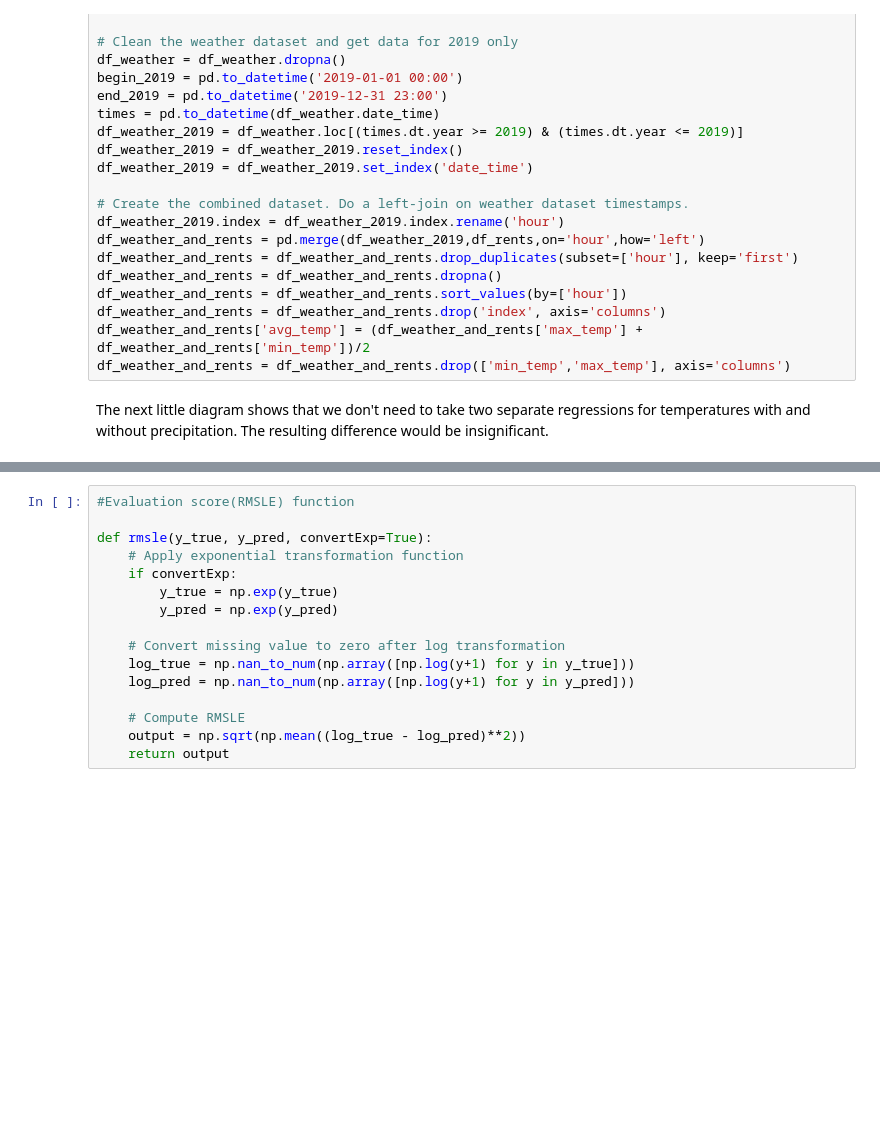
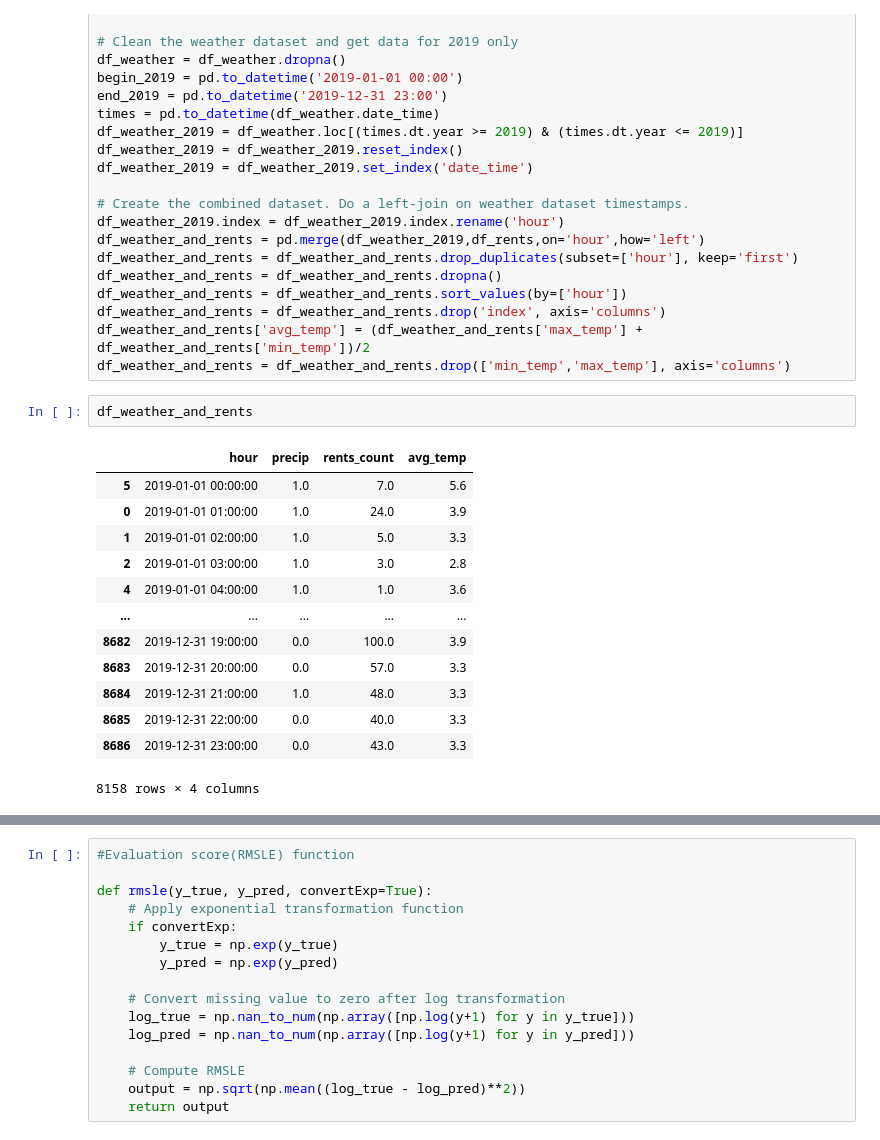
Before and after one commit to smolinde/DATAMiners, a Jupyter notebook: Datenaufbereitung/Jinhee/RidgeRegressionOnPrecip.ipynb, the cells around one changed output, grey strips where cells are left out. Drawn from its saved outputs; the diff is of its cells as text; blank space fills up the shorter version.

```diff
--- a/Datenaufbereitung/Jinhee/RidgeRegressionOnPrecip.ipynb
+++ b/Datenaufbereitung/Jinhee/RidgeRegressionOnPrecip.ipynb
@@ -38,8 +38,22 @@ df_weather_and_rents = df_weather_and_rents.sort_values(by=['hour'])
 df_weather_and_rents = df_weather_and_rents.drop('index', axis='columns')
 df_weather_and_rents['avg_temp'] = (df_weather_and_rents['max_temp'] + df_weather_and_rents['min_temp'])/2
 df_weather_and_rents = df_weather_and_rents.drop(['min_temp','max_temp'], axis='columns')
-# %% [markdown]
-The next little diagram shows that we don't need to take two separate regressions for temperatures with and without precipitation. The resulting difference would be insignificant.
+# %%
+df_weather_and_rents
+# %% [output]
+|  | hour | precip | rents_count | avg_temp |
+| 5 | 2019-01-01 00:00:00 | 1.0 | 7.0 | 5.6 |
+| 0 | 2019-01-01 01:00:00 | 1.0 | 24.0 | 3.9 |
+| 1 | 2019-01-01 02:00:00 | 1.0 | 5.0 | 3.3 |
+| 2 | 2019-01-01 03:00:00 | 1.0 | 3.0 | 2.8 |
+| 4 | 2019-01-01 04:00:00 | 1.0 | 1.0 | 3.6 |
+| ... | ... | ... | ... | ... |
+| 8682 | 2019-12-31 19:00:00 | 0.0 | 100.0 | 3.9 |
+| 8683 | 2019-12-31 20:00:00 | 0.0 | 57.0 | 3.3 |
+| 8684 | 2019-12-31 21:00:00 | 1.0 | 48.0 | 3.3 |
+| 8685 | 2019-12-31 22:00:00 | 0.0 | 40.0 | 3.3 |
+| 8686 | 2019-12-31 23:00:00 | 0.0 | 43.0 | 3.3 |
+8158 rows × 4 columns
 # %%
 #Change categorical data type for memory reduction
 categorical_features = ['hour', 'precip', 'avg_temp']
```
Also changed, not shown: parts of 4 cells of this notebook.
